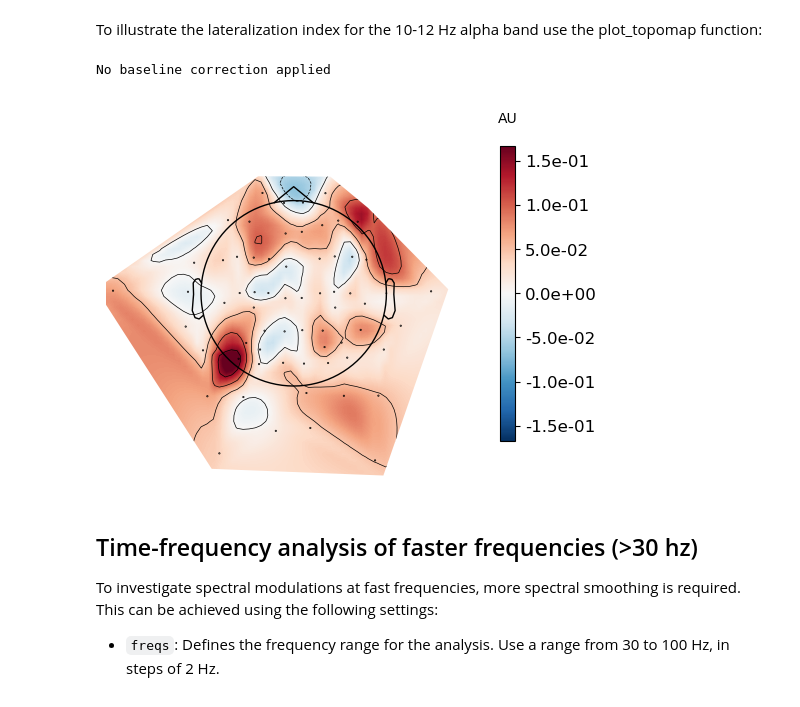
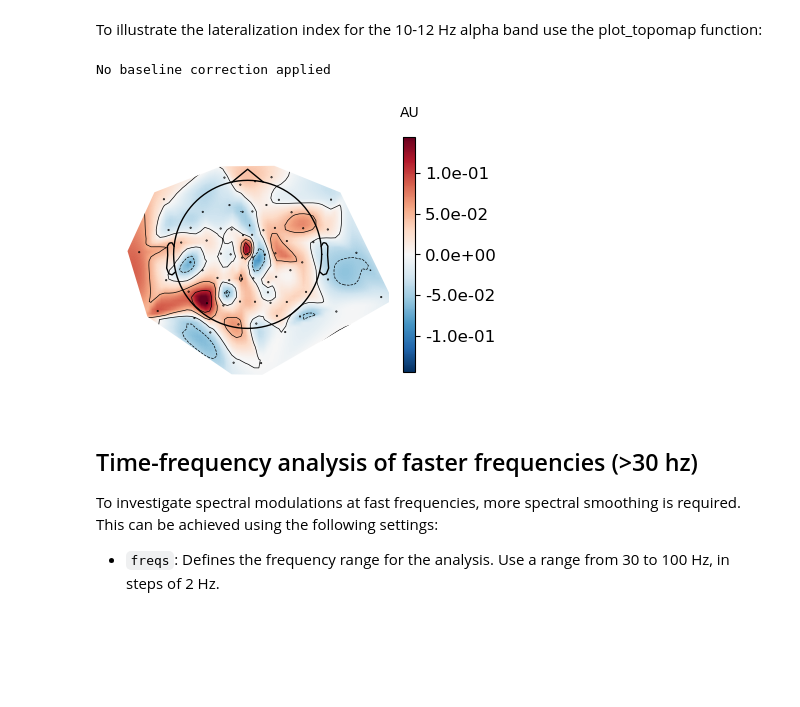
Before and after one commit to FLUX-pipeline/FieldLine, a Jupyter notebook: Time_Frequency.ipynb, the cells around one changed output. Drawn from its saved outputs; the diff is of its cells as text; code cells hidden in the pictures; blank space fills up the shorter version.

```diff
--- a/Time_Frequency.ipynb
+++ b/Time_Frequency.ipynb
@@ -38,8 +38,7 @@ task = 'SpAtt'
 run = '01'
 meg_suffix = 'meg'
 epo_suffix = 'epo'
-#data_path='C:/Users/rakshita/Documents/Sub_OJ_new'
-data_path = '/Users/o.jensen@bham.ac.uk/Data/FieldLineUoB'
+data_path = 'E:/new_fieldline/sub-H'
 
 
 bids_root = op.join(data_path, "Fieldline_Spatt_BIDS")
@@ -204,10 +209,10 @@ tfr_slow_diff.data = (tfr_slowR.data - tfr_slowL.data)/(tfr_slowR.data + tfr_slo
 # %% [markdown]
 To illustrate the lateralization index for the 10-12 Hz alpha band use the plot_topomap function:
 # %%
-tfr_slow_diff.plot_topomap(tmin=0.25, tmax=0.75, fmin=10, fmax=12 , size=5,show_names=False);
+tfr_slow_diff.plot_topomap(tmin=0.25, tmax=0.70, fmin=9, fmax=11 , size=4,show_names=False);
 # %% [output]
 No baseline correction applied
-[figure, old version]
+[figure, new version]
 # %% [markdown]
 ## Time-frequency analysis of faster frequencies (>30 hz)
 To investigate spectral modulations at fast frequencies, more spectral smoothing is required. This can be achieved using the following settings:
```
Also changed, not shown: parts of 10 cells of this notebook, 2 other files.
